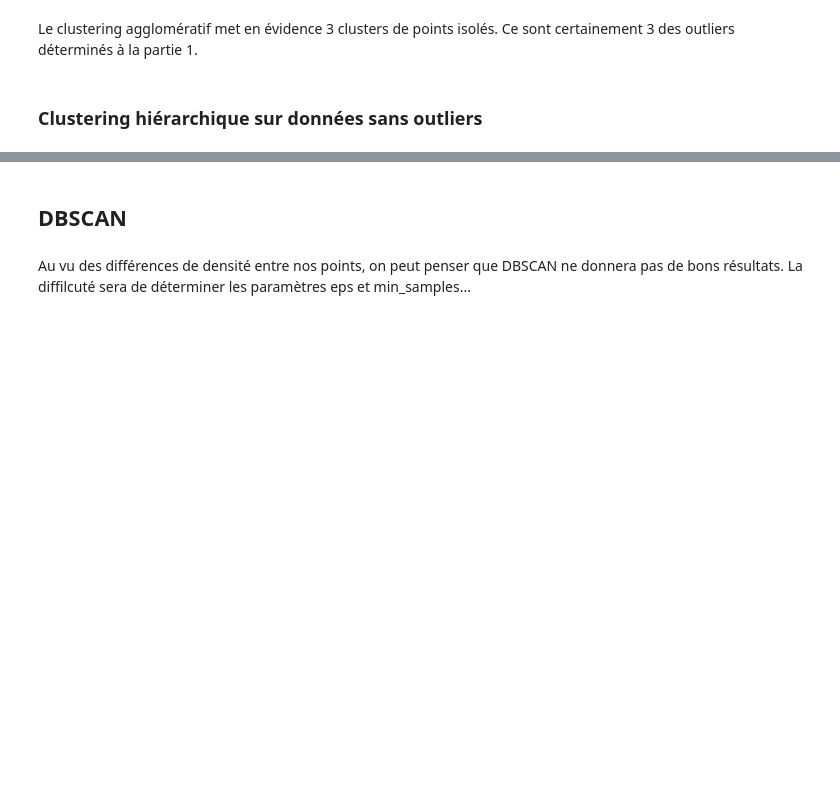
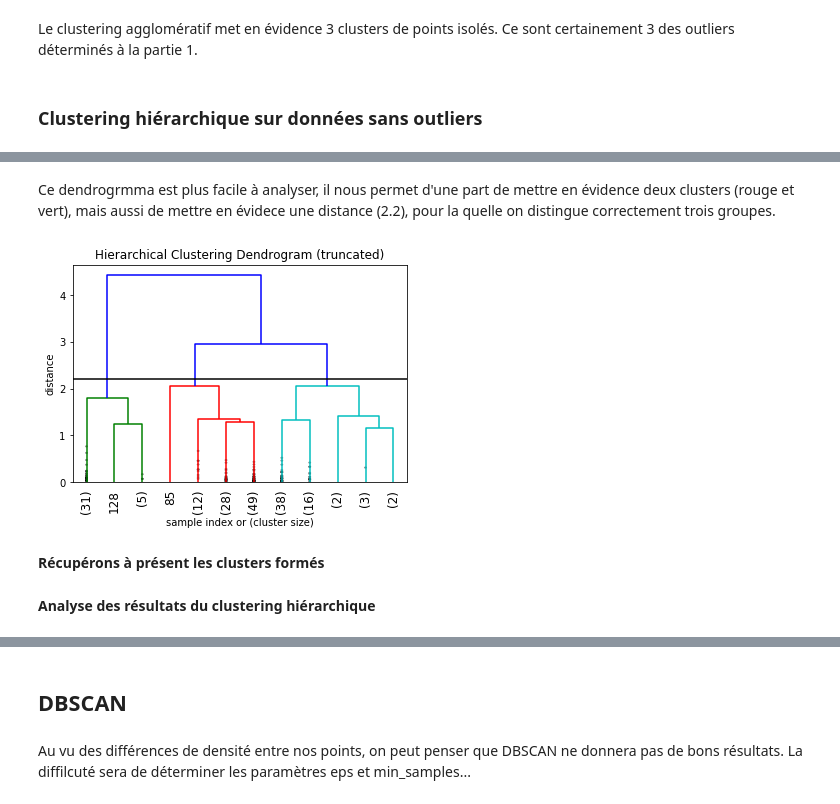
Before and after one commit to LisaNicvert/IA_project, a Jupyter notebook: Project_IA_Clustering_simple.ipynb, the cells around one changed output, grey strips where cells are left out. Saved outputs shown, nothing was run; the diff lists cells and outputs as text; code cells hidden in the pictures; blank space fills up the shorter version.

```diff
--- a/Project_IA_Clustering_simple.ipynb
+++ b/Project_IA_Clustering_simple.ipynb
@@ -29,0 +43,27 @@ from sklearn.metrics import silhouette_score
+# %%
+def fancy_dendrogram(*args, **kwargs):
+    '''This function allows to draw a dendrogram, with distances annoted inside the dendogram
+      Function of Jörn's Blog :
+      (https://joernhees.de/blog/2015/08/26/scipy-hierarchical-clustering-and-dendrogram-tutorial/)  '''
+    max_d = kwargs.pop('max_d', None)
+    if max_d and 'color_threshold' not in kwargs:
+        kwargs['color_threshold'] = max_d
+    annotate_above = kwargs.pop('annotate_above', 0)
+
+    ddata = dendrogram(*args, **kwargs)
+
+    if not kwargs.get('no_plot', False):
+        plt.title('Hierarchical Clustering Dendrogram (truncated)')
+        plt.xlabel('sample index or (cluster size)')
+        plt.ylabel('distance')
+        for i, d, c in zip(ddata['icoord'], ddata['dcoord'], ddata['color_list']):
+            x = 0.5 * sum(i[1:3])
+            y = d[1]
+            if y > annotate_above:
+                plt.plot(x, y, 'o', c=c)
+                plt.annotate("%.3g" % y, (x, y), xytext=(0, -5),
+                             textcoords='offset points',
+                             va='top', ha='center')
+        if max_d:
+            plt.axhline(y=max_d, c='k')
+    return ddata
@@ -339,0 +457,19 @@ On remarque que les clusters de un pays ont disparu : c'étaient bien les outlie
+# %% [markdown]
+Ce dendrogrmma est plus facile à analyser, il nous permet d'une part de mettre en évidence deux clusters (rouge et vert), mais aussi de mettre en évidece une distance (2.2), pour la quelle on distingue correctement trois groupes.
+# %%
+max_d = 2.2
+fancy_dendrogram(
+    Z,
+    truncate_mode='lastp',
+    p=12,
+    leaf_rotation=90.,
+    leaf_font_size=12.,
+    show_contracted=True,
+    annotate_above=10,
+    max_d=max_d,  # plot a horizontal cut-off line
+)
+plt.show()
+# %% [output]
+[figure, added]
+# %% [markdown]
+**Récupérons à présent les clusters formés**
@@ -339,0 +480,2 @@ On remarque que les clusters de un pays ont disparu : c'étaient bien les outlie
+# %% [markdown]
+**Analyse des résultats du clustering hiérarchique**
```
Also changed, not shown: parts of 88 cells of this notebook.
